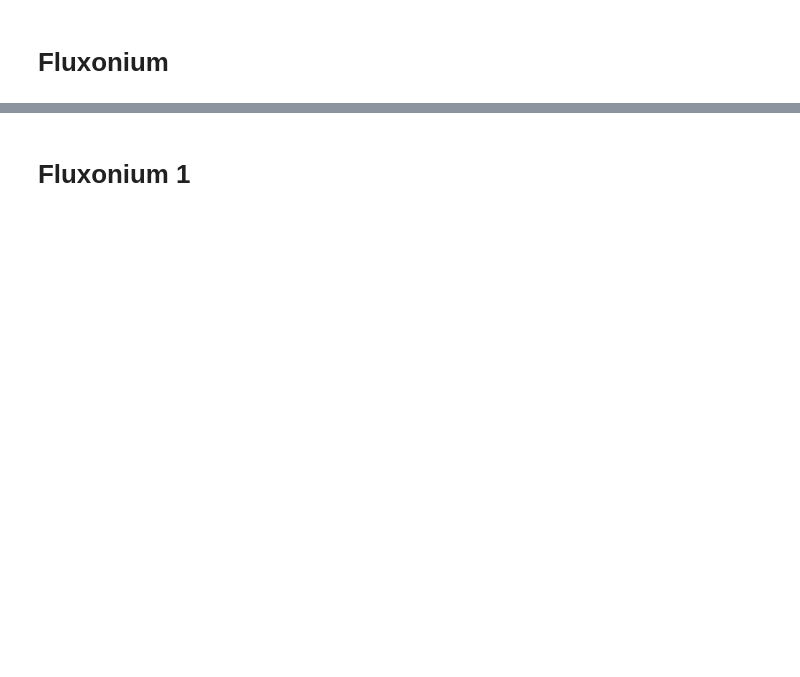
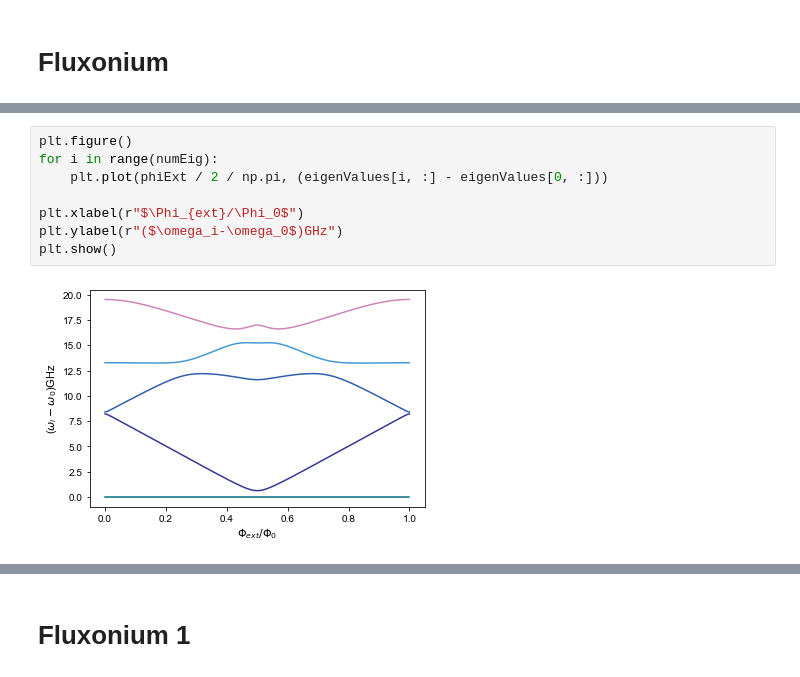
Before and after one commit to stanfordLINQS/SQcircuit, a Jupyter notebook: examples/fluxonium.ipynb, the cells around one changed output, grey strips where cells are left out. Saved outputs shown, nothing was run; the diff lists cells and outputs as text; blank space fills up the shorter version.

```diff
--- a/examples/fluxonium.ipynb
+++ b/examples/fluxonium.ipynb
@@ -41,3 +49,13 @@ for i, phi in enumerate(phiExt):
+# %%
+plt.figure()
+for i in range(numEig):
+    plt.plot(phiExt / 2 / np.pi, (eigenValues[i, :] - eigenValues[0, :]))
+
+plt.xlabel(r"$\Phi_{ext}/\Phi_0$")
+plt.ylabel(r"($\omega_i-\omega_0$)GHz")
+plt.show()
+# %% [output]
+[figure, added]
 # %%
 fig, axs = plt.subplots(2, 2, figsize=(10, 6), constrained_layout=True,dpi =80)
 for decType, ax in zip(decay, axs.flat):
```
Also changed, not shown: parts of 13 cells of this notebook, 5 other files.
